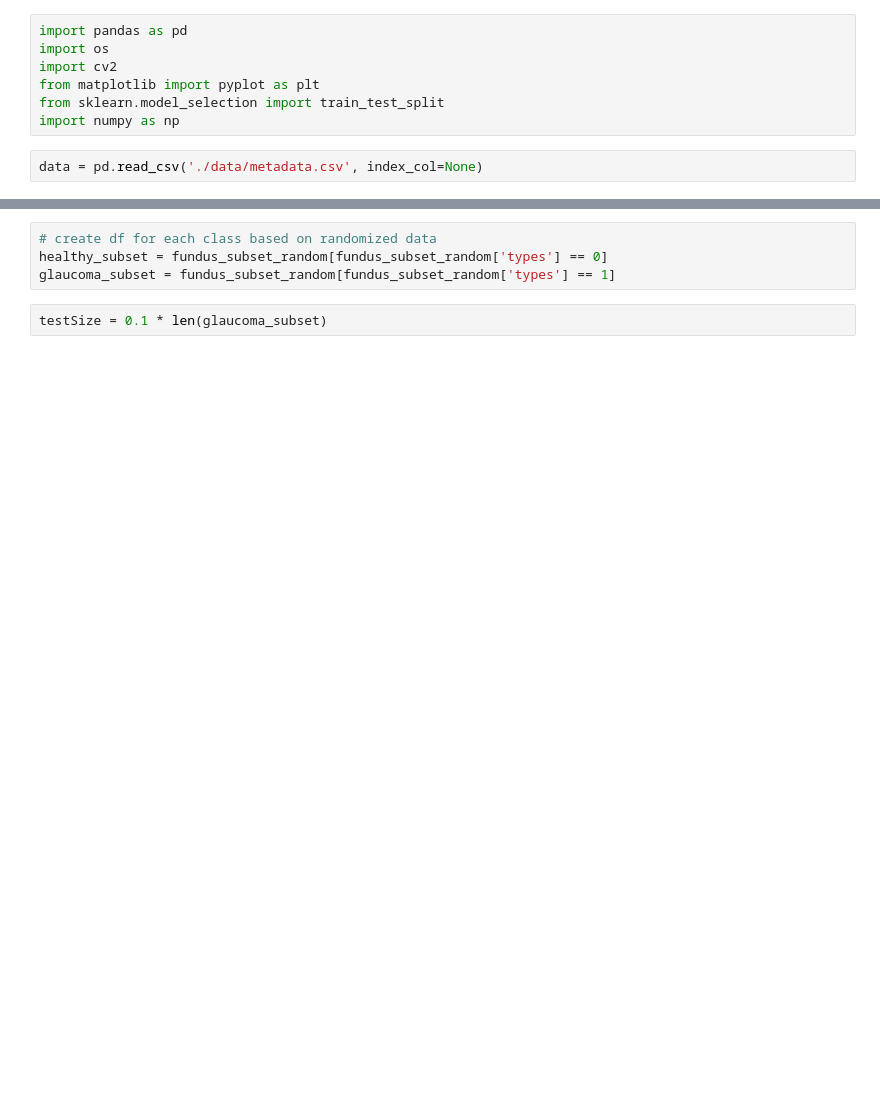
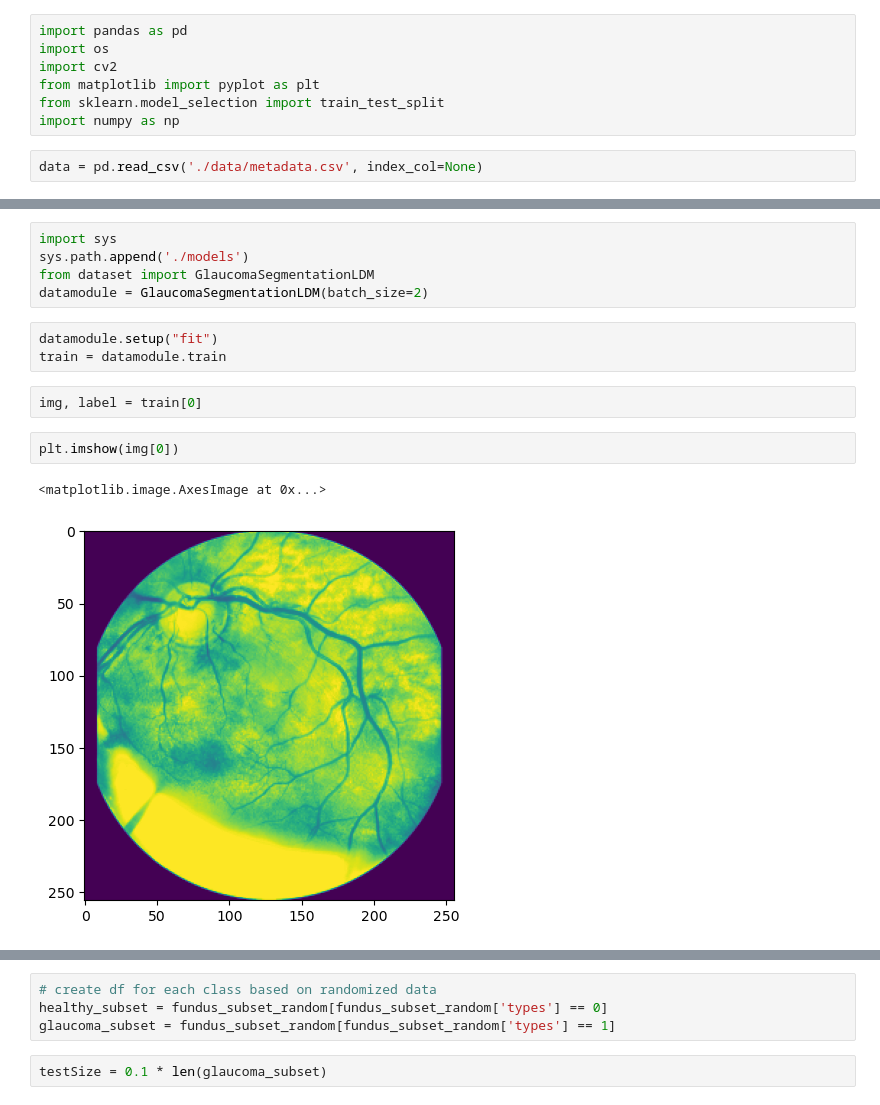
Before and after one commit to mrmapa/GlaucomaDetectionBenchmarking, a Jupyter notebook: Data Exploration.ipynb, the cells around one changed output, grey strips where cells are left out. Saved outputs shown, nothing was run; the diff lists cells and outputs as text; blank space fills up the shorter version.

```diff
--- a/Data Exploration.ipynb
+++ b/Data Exploration.ipynb
@@ -9,0 +53,15 @@ data = pd.read_csv('./data/metadata.csv', index_col=None)
+# %%
+import sys
+sys.path.append('./models')
+from dataset import GlaucomaSegmentationLDM
+datamodule = GlaucomaSegmentationLDM(batch_size=2)
+# %%
+datamodule.setup("fit")
+train = datamodule.train
+# %%
+img, label = train[0]
+# %%
+plt.imshow(img[0])
+# %% [output]
+<matplotlib.image.AxesImage at 0x...>
+[figure, added]
```
Also changed, not shown: parts of 24 cells of this notebook, 10 other files.
